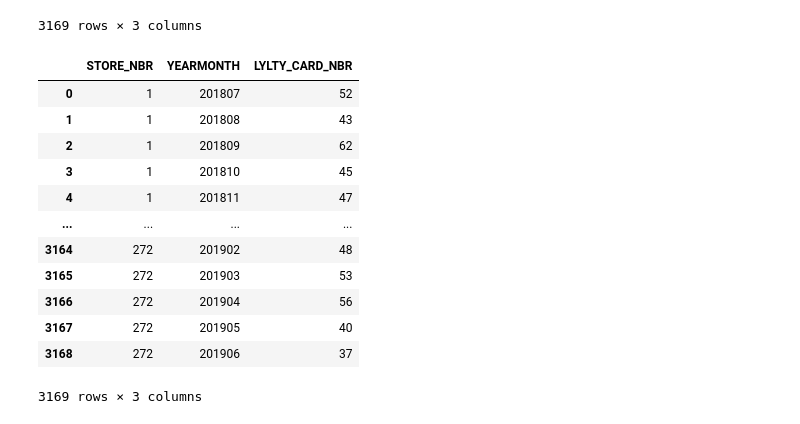
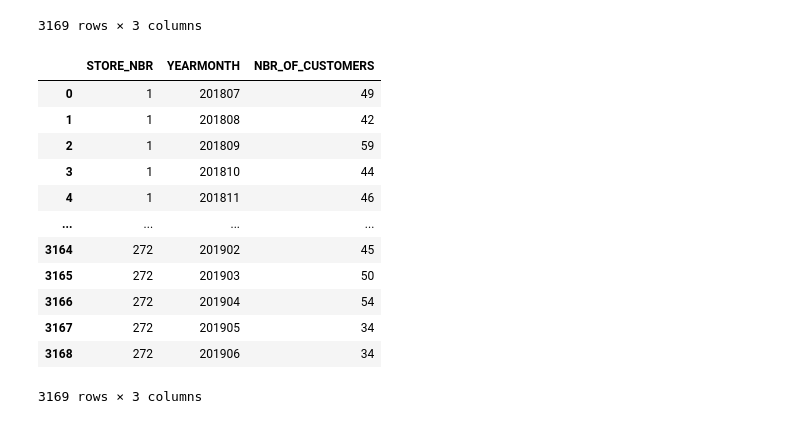
Before and after one commit to wa-le/Quantium-Forage-Virtual-Internship, a Jupyter notebook: my_quantium_T2.ipynb, the cells around one changed output. Saved outputs shown, nothing was run; the diff lists cells and outputs as text; code cells hidden in the pictures.

```diff
--- a/my_quantium_T2.ipynb
+++ b/my_quantium_T2.ipynb
@@ -162,19 +155,20 @@ total_sales
 | 3168 | 272 | 201906 | 312.1 |
 3169 rows × 3 columns
 # %%
-no_of_customers = df1.groupby(['STORE_NBR', 'YEARMONTH'])["LYLTY_CARD_NBR"].count().reset_index()
+# monthly number of customers
+no_of_customers = df1.groupby(['STORE_NBR', 'YEARMONTH'])["LYLTY_CARD_NBR"].nunique().reset_index().rename(columns = {"LYLTY_CARD_NBR": "NBR_OF_CUSTOMERS"})
 no_of_customers
 # %% [output]
-|  | STORE_NBR | YEARMONTH | LYLTY_CARD_NBR |
-| 0 | 1 | 201807 | 52 |
-| 1 | 1 | 201808 | 43 |
-| 2 | 1 | 201809 | 62 |
-| 3 | 1 | 201810 | 45 |
-| 4 | 1 | 201811 | 47 |
+|  | STORE_NBR | YEARMONTH | NBR_OF_CUSTOMERS |
+| 0 | 1 | 201807 | 49 |
+| 1 | 1 | 201808 | 42 |
+| 2 | 1 | 201809 | 59 |
+| 3 | 1 | 201810 | 44 |
+| 4 | 1 | 201811 | 46 |
 | ... | ... | ... | ... |
-| 3164 | 272 | 201902 | 48 |
-| 3165 | 272 | 201903 | 53 |
-| 3166 | 272 | 201904 | 56 |
-| 3167 | 272 | 201905 | 40 |
-| 3168 | 272 | 201906 | 37 |
+| 3164 | 272 | 201902 | 45 |
+| 3165 | 272 | 201903 | 50 |
+| 3166 | 272 | 201904 | 54 |
+| 3167 | 272 | 201905 | 34 |
+| 3168 | 272 | 201906 | 34 |
 3169 rows × 3 columns
```
Also changed, not shown: parts of 34 cells of this notebook.
